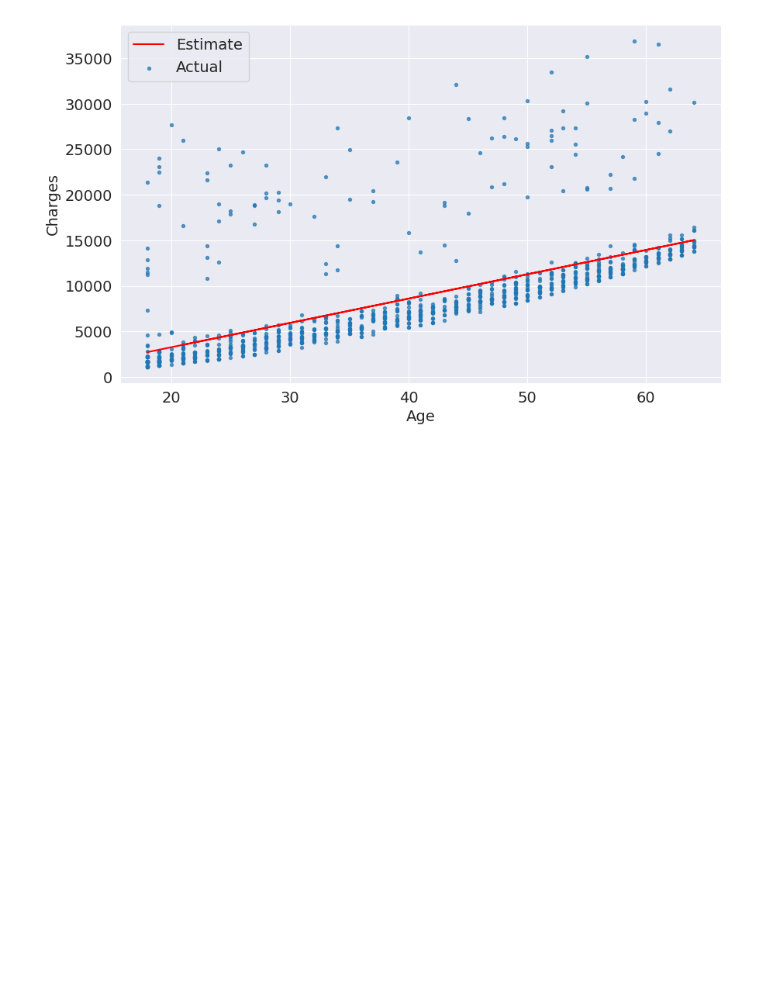
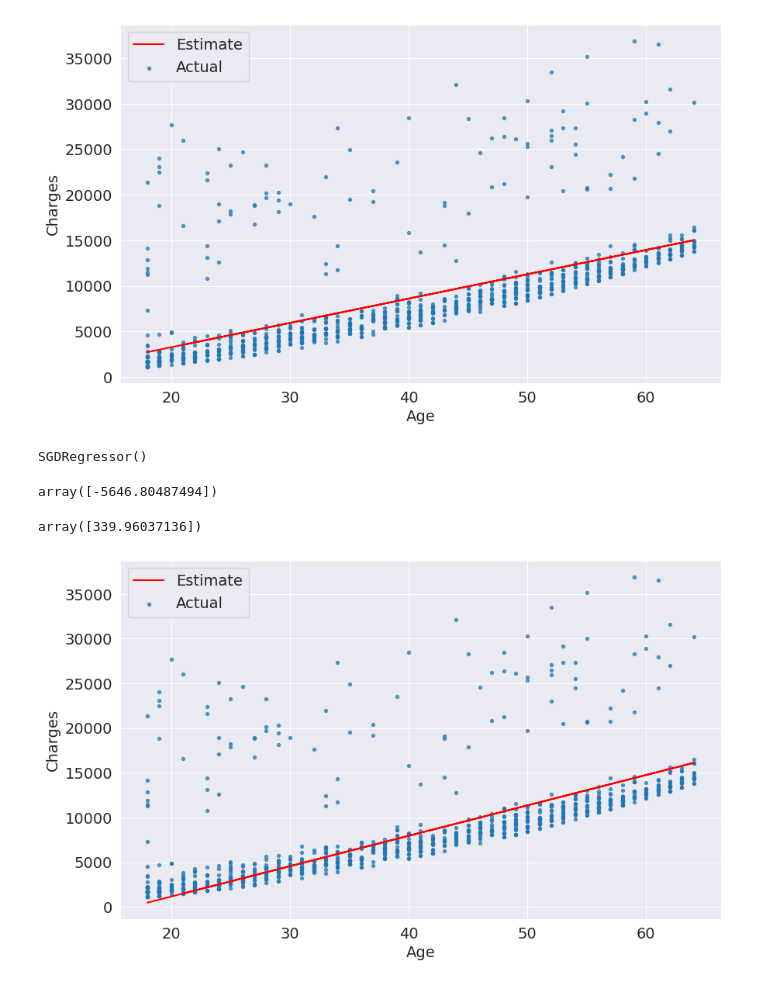
Before and after one commit to NostalgicWinters/ML, a Jupyter notebook: Part1/linearReg.ipynb, the cells around one changed output. Cells and saved outputs as stored; diff of their text form; code cells hidden in the pictures; blank space fills up the shorter version.

Commit message:
SGD regressor model

```diff
--- a/Part1/linearReg.ipynb
+++ b/Part1/linearReg.ipynb
@@ -397,0 +402,16 @@ try_parameters(w, b)
+# %%
+model2.fit(inputs,targets)
+# %% [output]
+SGDRegressor()
+# %%
+model2.intercept_
+# %% [output]
+array([-5646.80487494])
+# %%
+model2.coef_
+# %% [output]
+array([339.96037136])
+# %%
+try_parameters(339.96037136, -5646.80487494)
+# %% [output]
+[figure, added]
```
Also changed, not shown: parts of 1 cell of this notebook.
